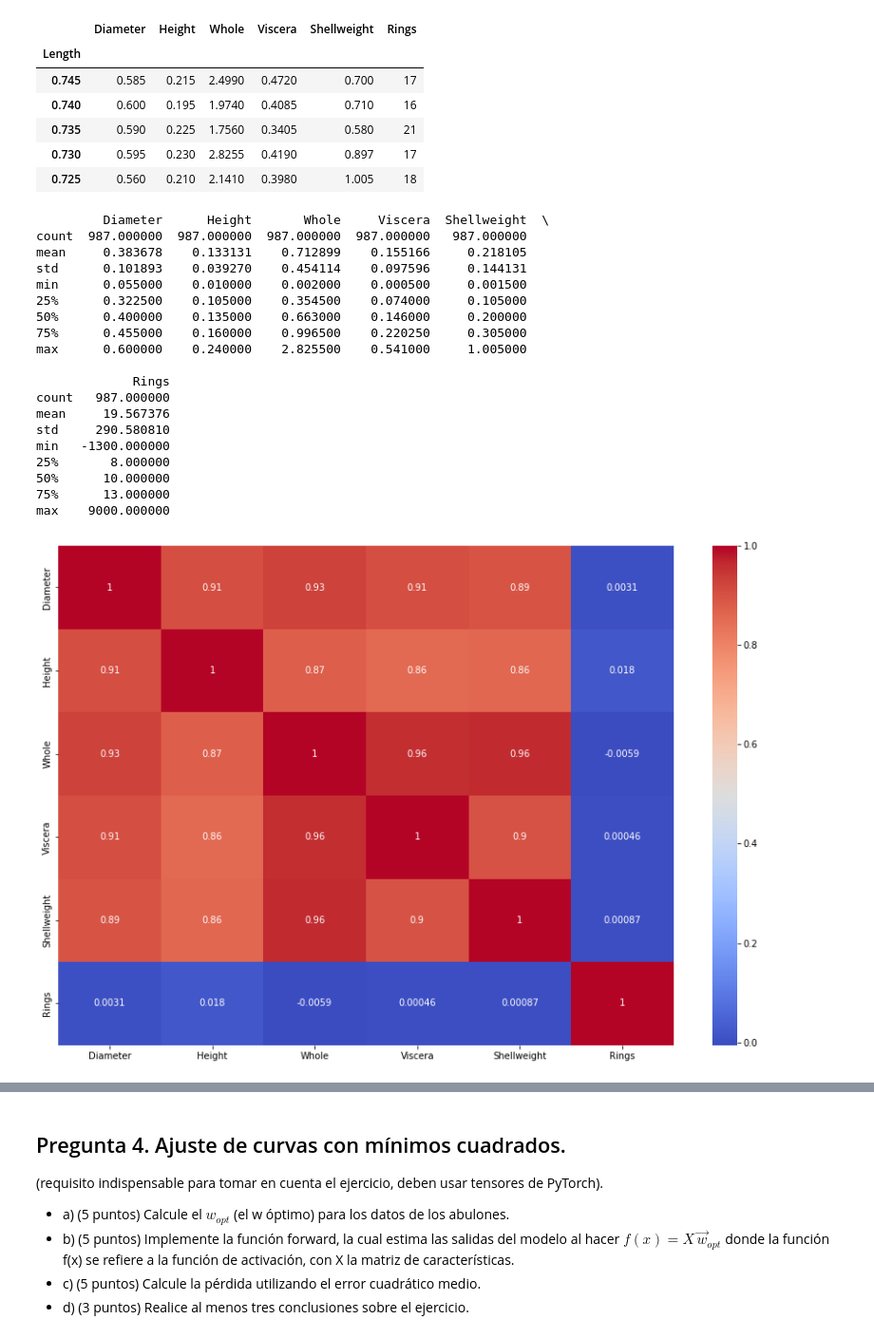
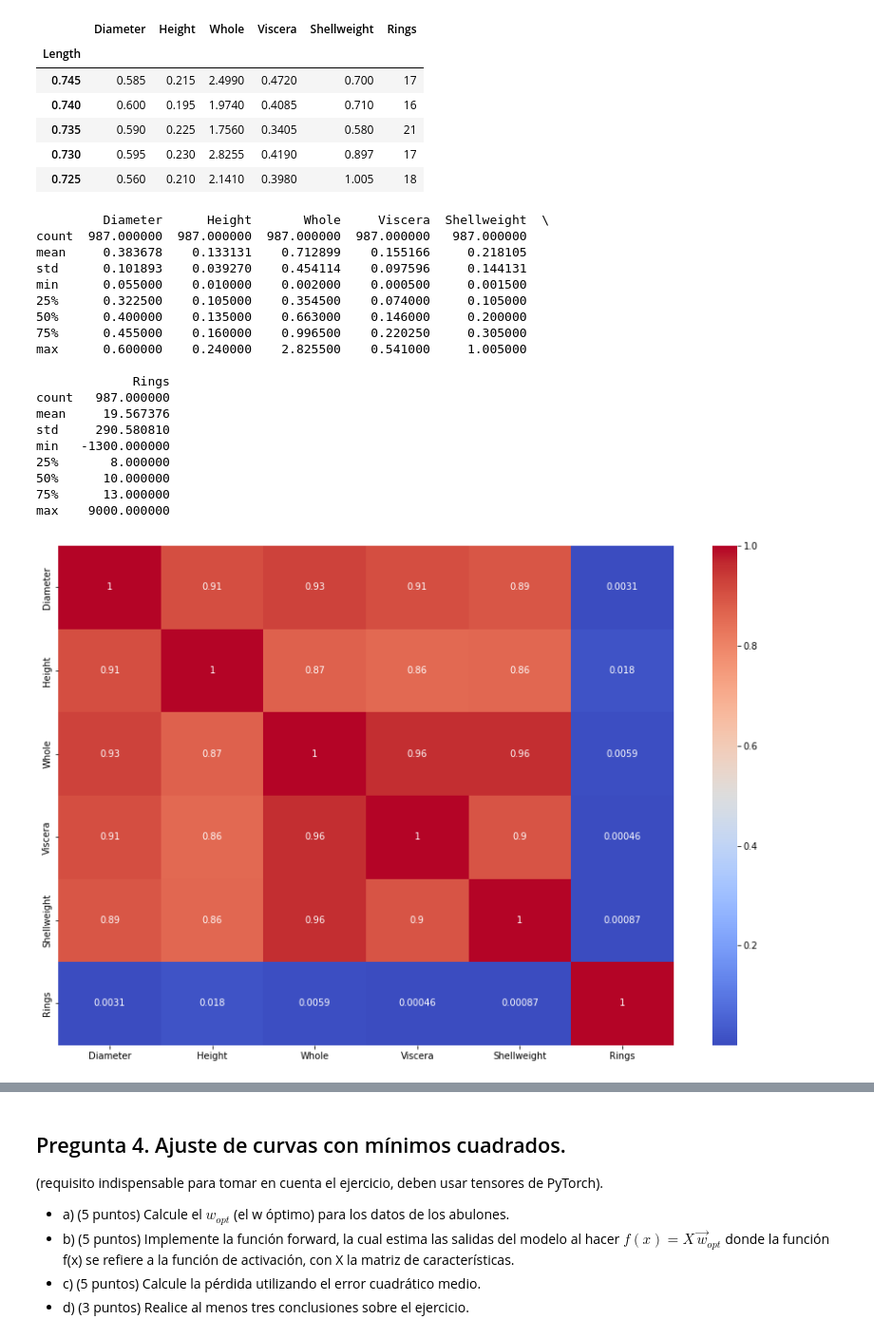
Before and after one commit to koruss/IA-Notebooks, a Jupyter notebook: TP02.ipynb, the cells around one changed output, grey strips where cells are left out. Shown: that part at 95% size. Drawn from its saved outputs; the diff is of its cells as text; code cells hidden in the pictures.

```diff
--- a/TP02.ipynb
+++ b/TP02.ipynb
@@ -158,32 +277,32 @@ def statistics(data):
 
 
 
 def mapaCalor(df1):
     _,ax=plt.subplots(figsize=(15,10))
     #colormap=sns.diverging_palette(115,255,as_cmap=True)
-    sns.heatmap(df1.corr(),annot=True,cmap="coolwarm")
+    sns.heatmap(abs(df1.corr()),annot=True,cmap="coolwarm")
 
 statistics(df1)
 
 mapaCalor(df1)
 # %% [output]
          Diameter      Height       Whole     Viscera  Shellweight  \
 count  987.000000  987.000000  987.000000  987.000000   987.000000
 mean     0.383678    0.133131    0.712899    0.155166     0.218105
 std      0.101893    0.039270    0.454114    0.097596     0.144131
 min      0.055000    0.010000    0.002000    0.000500     0.001500
 25%      0.322500    0.105000    0.354500    0.074000     0.105000
 50%      0.400000    0.135000    0.663000    0.146000     0.200000
 75%      0.455000    0.160000    0.996500    0.220250     0.305000
 max      0.600000    0.240000    2.825500    0.541000     1.005000
 
              Rings
 count   987.000000
 mean     19.567376
 std     290.580810
 min   -1300.000000
 25%       8.000000
 50%      10.000000
 75%      13.000000
 max    9000.000000
-[figure, old version]
+[figure, new version]
```
Also changed, not shown: parts of 9 cells of this notebook.
